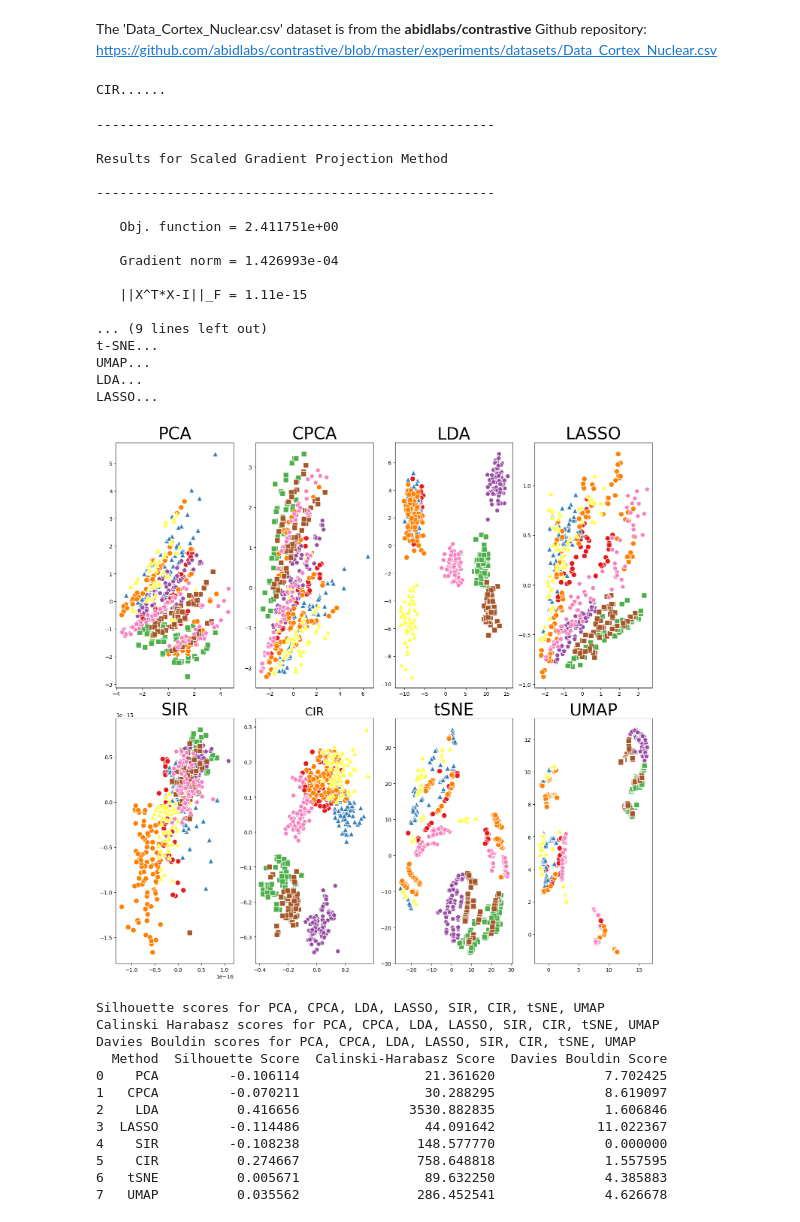
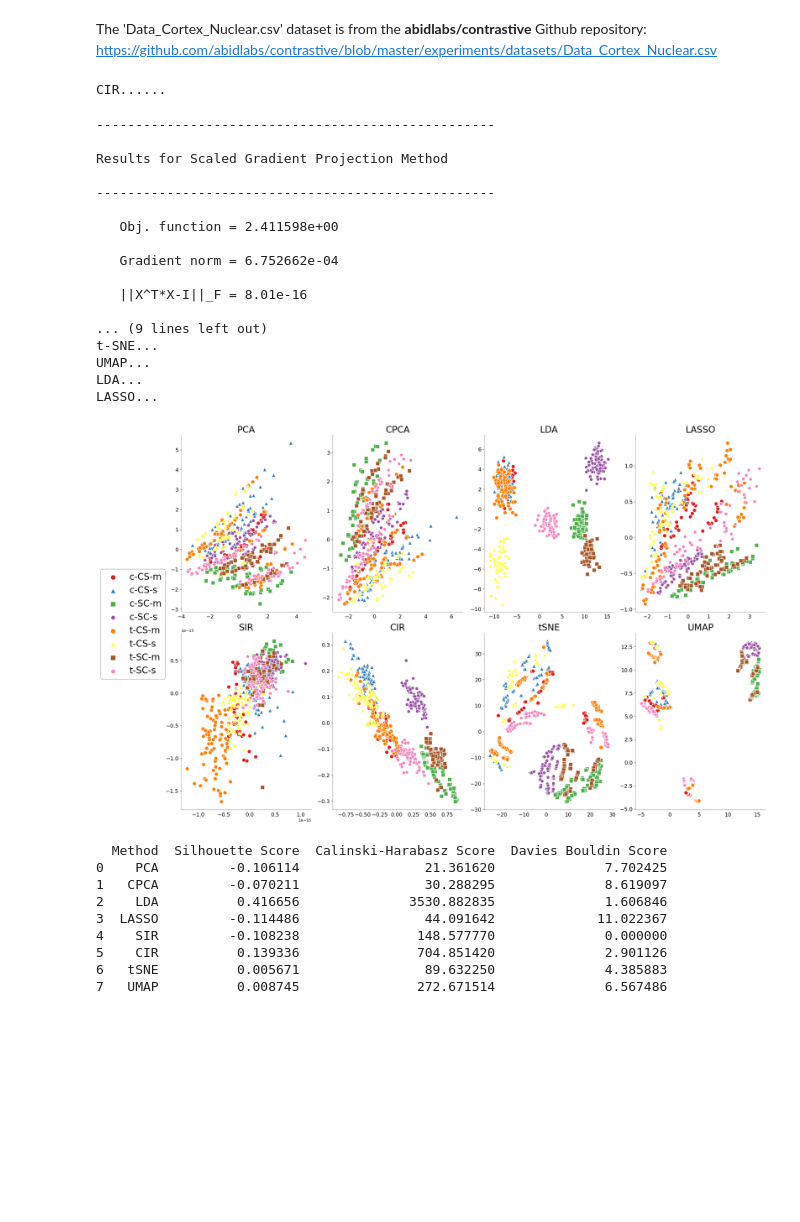
Before and after one commit to myueen/cir, a Jupyter notebook: examples/mp_visualization.ipynb, the cells around one changed output. Drawn from its saved outputs; the diff is of its cells as text; code cells hidden in the pictures; blank space fills up the shorter version.

Commit message:
add scores

```diff
--- a/examples/mp_visualization.ipynb
+++ b/examples/mp_visualization.ipynb
@@ -65,7 +65,7 @@ alpha = 0.0001
 d = 2
 
 
-# np.random.seed(22)      # add seed
+np.random.seed(42)      # add seed
 
 
 # CIR
@@ -156,36 +156,49 @@ colors = [[228/255, 26/255, 28/255],
 
 
 markers = ['o', '^', 's', 'p', 'o', '^', 's', 'p']
+legend_labels = [
+    'c-CS-m', 'c-CS-s', 'c-SC-m', 'c-SC-s',
+    't-CS-m', 't-CS-s', 't-SC-m', 't-SC-s'
+]
 
 
-fig, axs = plt.subplots(2, 4, figsize=(15, 15))
+fig, axs = plt.subplots(2, 4, figsize=(25, 15))
 
 
 # Function to plot scatter subplots
 def plot_scatter(ax, X, title, fontsize=32):
-   for l in range(L):
+    for l in range(L):
        X_curr = X[Y == labels[l]]
        ax.scatter(X_curr[:, 0], X_curr[:, 1], 100, color=colors[l], marker=markers[l], label=f'Label {labels[l]}', edgecolors='w')
-   ax.set_title(title, fontsize=fontsize)
+
+    ax.tick_params(axis='both', which='major', bottom=False, top=False, left=True, right=False,
+                labelleft=True, labelbottom=True, labelsize=14)
+    ax.set_title(title, fontsize=fontsize)
+    ax.spines['top'].set_visible(False)
+    ax.spines['right'].set_visible(False)
+    ax.spines['left'].set_color('grey')
+    ax.spines['bottom'].set_color('grey')
 
 
 
 # Plotting each subplot
-plot_scatter(axs[0, 0], X_PCA, 'PCA')
-plot_scatter(axs[0, 1], X_CPCA, 'CPCA')
-plot_scatter(axs[0, 2], X_LDA, 'LDA')
-plot_scatter(axs[0, 3], X_LASSO, 'LASSO')
-plot_scatter(axs[1, 0], X_SIR, 'SIR')
-plot_scatter(axs[1, 1], X_CIR, 'CIR', fontsize=22)
-plot_scatter(axs[1, 2], X_tSNE, 'tSNE')
-plot_scatter(axs[1, 3], X_UMAP, 'UMAP')
+plot_scatter(axs[0, 0], X_PCA, 'PCA', 24)
+plot_scatter(axs[0, 1], X_CPCA, 'CPCA', 24)
+plot_scatter(axs[0, 2], X_LDA, 'LDA', 24)
+plot_scatter(axs[0, 3], X_LASSO, 'LASSO', 24)
+plot_scatter(axs[1, 0], X_SIR, 'SIR', 24)
+plot_scatter(axs[1, 1], X_CIR, 'CIR', 24)
+plot_scatter(axs[1, 2], X_tSNE, 'tSNE', 24)
+plot_scatter(axs[1, 3], X_UMAP, 'UMAP', 24)
 
+# Create a legend
+fig.legend(legend_labels, loc='center left', fontsize=24, markerscale=1.3, frameon=True, edgecolor='grey')
 
-plt.tight_layout()
+plt.tight_layout(rect=[0.1, 0, 1, 1])
 plt.show()
 
 
-print('Silhouette scores for PCA, CPCA, LDA, LASSO, SIR, CIR, tSNE, UMAP')
+# print('Silhouette scores for PCA, CPCA, LDA, LASSO, SIR, CIR, tSNE, UMAP')
 silhouette_scores = [
    silhouette_score(X_PCA, Y),
    silhouette_score(X_CPCA, Y),
@@ -197,7 +210,7 @@ silhouette_scores = [
    silhouette_score(X_UMAP, Y),
 ]
 
-print('Calinski Harabasz scores for PCA, CPCA, LDA, LASSO, SIR, CIR, tSNE, UMAP')
+# print('Calinski Harabasz scores for PCA, CPCA, LDA, LASSO, SIR, CIR, tSNE, UMAP')
 calinski_harabasz_scores = [
     calinski_harabasz_score(X_PCA, Y),
     calinski_harabasz_score(X_CPCA, Y),
@@ -210,7 +223,7 @@ calinski_harabasz_scores = [
 ]
 
 
-print('Davies Bouldin scores for PCA, CPCA, LDA, LASSO, SIR, CIR, tSNE, UMAP')
+# print('Davies Bouldin scores for PCA, CPCA, LDA, LASSO, SIR, CIR, tSNE, UMAP')
 davies_bouldin_scores = [
     davies_bouldin_score(X_PCA, Y),
     davies_bouldin_score(X_CPCA, Y),
@@ -222,46 +235,43 @@ davies_bouldin_scores = [
     davies_bouldin_score(X_UMAP, Y),
 ]
 
 
 methods = ['PCA', 'CPCA', 'LDA', 'LASSO', 'SIR', 'CIR', 'tSNE', 'UMAP']
 scores_df = pd.DataFrame({
     'Method': methods,
     'Silhouette Score': silhouette_scores,
     'Calinski-Harabasz Score': calinski_harabasz_scores,
     'Davies Bouldin Score': davies_bouldin_scores,
 })
 
 
 print(scores_df)
 # %% [output]
 CIR......
 ---------------------------------------------------
 
 Results for Scaled Gradient Projection Method
 
 ---------------------------------------------------
 
-   Obj. function = 2.411751e+00
+   Obj. function = 2.411598e+00
 
-   Gradient norm = 1.426993e-04
+   Gradient norm = 6.752662e-04
 
-   ||X^T*X-I||_F = 1.11e-15
+   ||X^T*X-I||_F = 8.01e-16
 
 ... (9 lines left out)
 t-SNE...
 UMAP...
 LDA...
 LASSO...
-[figure, old version]
+[figure, new version]
-Silhouette scores for PCA, CPCA, LDA, LASSO, SIR, CIR, tSNE, UMAP
-Calinski Harabasz scores for PCA, CPCA, LDA, LASSO, SIR, CIR, tSNE, UMAP
-Davies Bouldin scores for PCA, CPCA, LDA, LASSO, SIR, CIR, tSNE, UMAP
   Method  Silhouette Score  Calinski-Harabasz Score  Davies Bouldin Score
 0    PCA         -0.106114                21.361620              7.702425
 1   CPCA         -0.070211                30.288295              8.619097
 2    LDA          0.416656              3530.882835              1.606846
 3  LASSO         -0.114486                44.091642             11.022367
 4    SIR         -0.108238               148.577770              0.000000
-5    CIR          0.274667               758.648818              1.557595
+5    CIR          0.139336               704.851420              2.901126
 6   tSNE          0.005671                89.632250              4.385883
-7   UMAP          0.035562               286.452541              4.626678
+7   UMAP          0.008745               272.671514              6.567486
```
Also changed, not shown: 4 other files.
